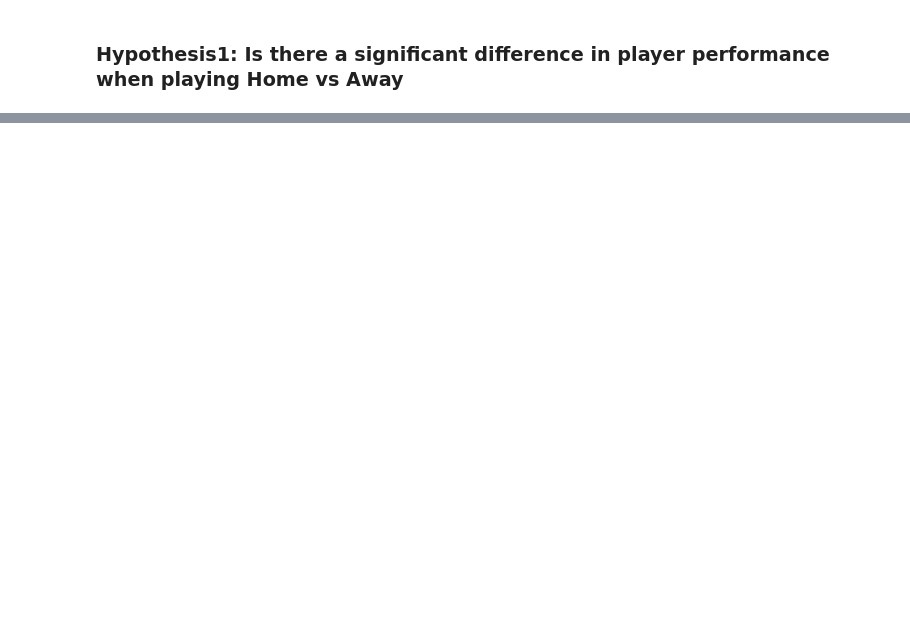
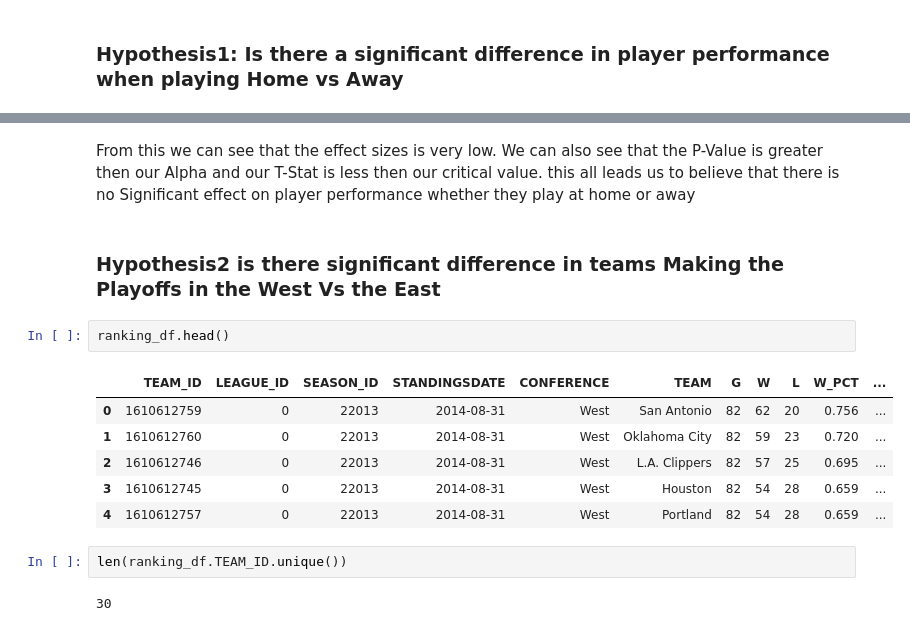
Before and after one commit to KGharib/Hypothesis-Testing-on-18-Seasons-of-NBA-Dataset, a Jupyter notebook: NBA - Khalid.ipynb, the cells around one changed output, grey strips where cells are left out. Cells and saved outputs as stored; diff of their text form; blank space fills up the shorter version.

```diff
--- a/NBA - Khalid.ipynb
+++ b/NBA - Khalid.ipynb
@@ -188,0 +362,17 @@ Name: HOME_TEAM_WINS, dtype: int64
+# %% [markdown]
+From this we can see that the effect sizes is very low. We can also see that the P-Value is greater then our Alpha and our T-Stat is less then our critical value. this all leads us to believe that there is no Significant effect on player performance whether they play at home or away
+# %% [markdown]
+### Hypothesis2 is there significant difference in teams Making the Playoffs in the West Vs the East
+# %%
+ranking_df.head()
+# %% [output]
+|  | TEAM_ID | LEAGUE_ID | SEASON_ID | STANDINGSDATE | CONFERENCE | TEAM | G | W | L | W_PCT | ... |
+| 0 | 1610612759 | 0 | 22013 | 2014-08-31 | West | San Antonio | 82 | 62 | 20 | 0.756 | ... |
+| 1 | 1610612760 | 0 | 22013 | 2014-08-31 | West | Oklahoma City | 82 | 59 | 23 | 0.720 | ... |
+| 2 | 1610612746 | 0 | 22013 | 2014-08-31 | West | L.A. Clippers | 82 | 57 | 25 | 0.695 | ... |
+| 3 | 1610612745 | 0 | 22013 | 2014-08-31 | West | Houston | 82 | 54 | 28 | 0.659 | ... |
+| 4 | 1610612757 | 0 | 22013 | 2014-08-31 | West | Portland | 82 | 54 | 28 | 0.659 | ... |
+# %%
+len(ranking_df.TEAM_ID.unique())
+# %% [output]
+30
```
Also changed, not shown: parts of 16 cells of this notebook.
